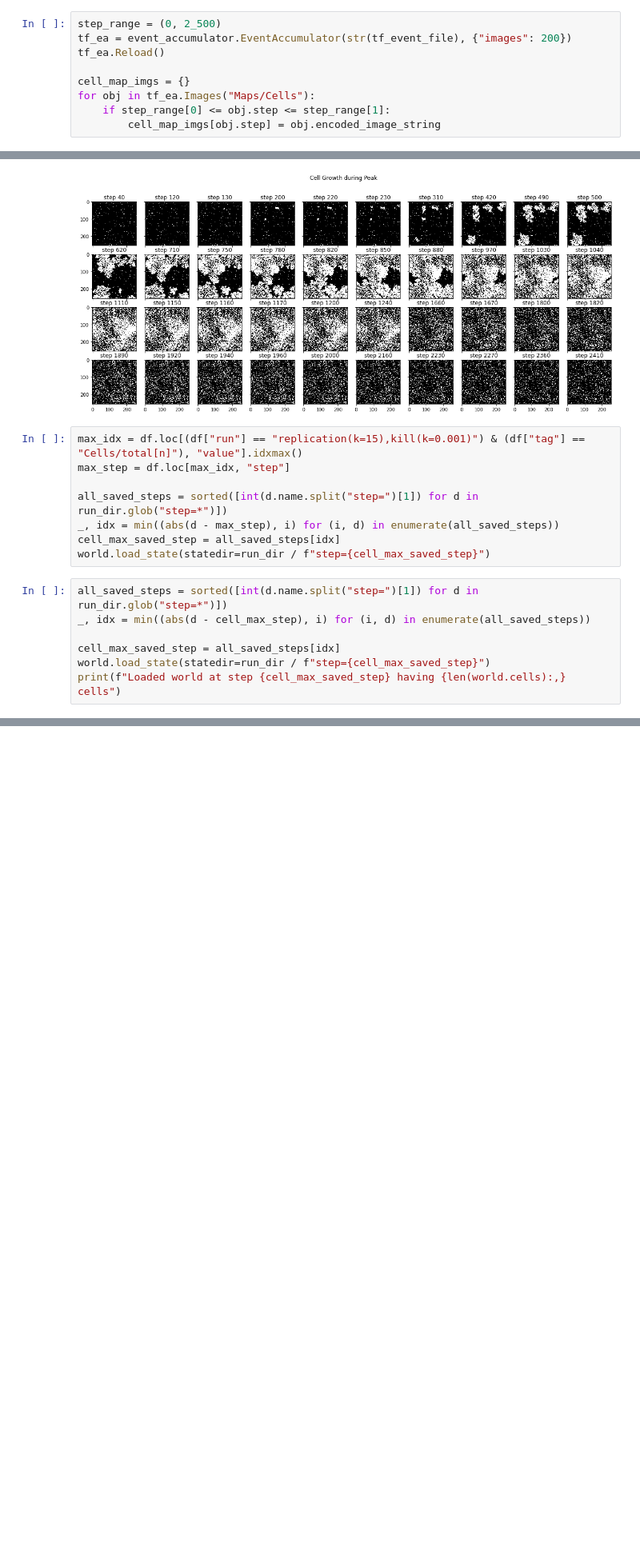
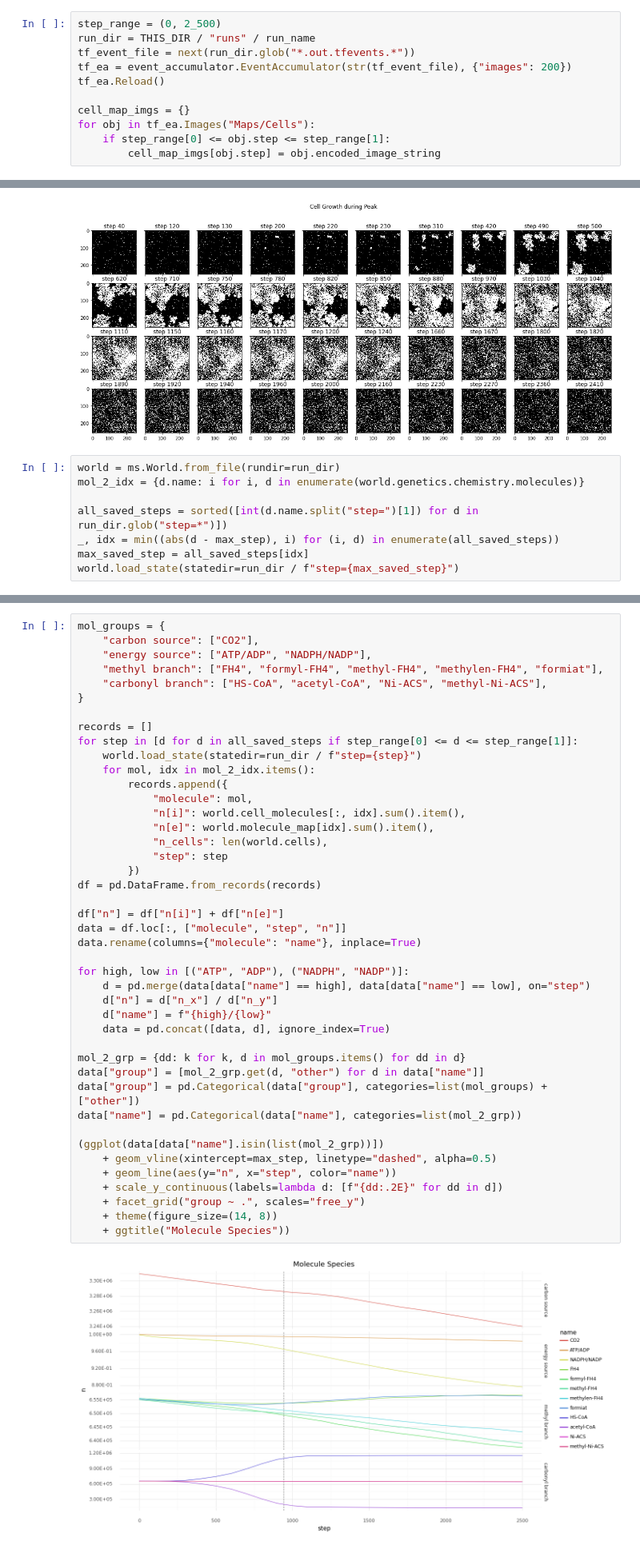
Before and after one commit to mRcSchwering/magic-soup, a Jupyter notebook: experiments/e1_co2_fixing/analyze.ipynb, the cells around one changed output, grey strips where cells are left out. Shown at 80% size. Saved outputs shown, nothing was run; the diff lists cells and outputs as text; blank space fills up the shorter version.

```diff
--- a/experiments/e1_co2_fixing/analyze.ipynb
+++ b/experiments/e1_co2_fixing/analyze.ipynb
@@ -103,5 +103,7 @@ Name: 63779, dtype: object
 # %%
 step_range = (0, 2_500)
+run_dir = THIS_DIR / "runs" / run_name
+tf_event_file = next(run_dir.glob("*.out.tfevents.*"))
 tf_ea = event_accumulator.EventAccumulator(str(tf_event_file), {"images": 200})
 tf_ea.Reload()
 
@@ -127,17 +127,10 @@ plt.show()
 # %% [output]
 [figure]
 # %%
-max_idx = df.loc[(df["run"] == "replication(k=15),kill(k=0.001)") & (df["tag"] == "Cells/total[n]"), "value"].idxmax()
-max_step = df.loc[max_idx, "step"]
+world = ms.World.from_file(rundir=run_dir)
+mol_2_idx = {d.name: i for i, d in enumerate(world.genetics.chemistry.molecules)}
 
 all_saved_steps = sorted([int(d.name.split("step=")[1]) for d in run_dir.glob("step=*")])
 _, idx = min((abs(d - max_step), i) for (i, d) in enumerate(all_saved_steps))
-cell_max_saved_step = all_saved_steps[idx]
-world.load_state(statedir=run_dir / f"step={cell_max_saved_step}")
+max_saved_step = all_saved_steps[idx]
+world.load_state(statedir=run_dir / f"step={max_saved_step}")
-# %%
-all_saved_steps = sorted([int(d.name.split("step=")[1]) for d in run_dir.glob("step=*")])
-_, idx = min((abs(d - cell_max_step), i) for (i, d) in enumerate(all_saved_steps))
-
-cell_max_saved_step = all_saved_steps[idx]
-world.load_state(statedir=run_dir / f"step={cell_max_saved_step}")
-print(f"Loaded world at step {cell_max_saved_step} having {len(world.cells):,} cells")
@@ -206,0 +137,45 @@ df3["label"] = "die[no replication]"
+# %%
+mol_groups = {
+    "carbon source": ["CO2"],
+    "energy source": ["ATP/ADP", "NADPH/NADP"],
+    "methyl branch": ["FH4", "formyl-FH4", "methyl-FH4", "methylen-FH4", "formiat"],
+    "carbonyl branch": ["HS-CoA", "acetyl-CoA", "Ni-ACS", "methyl-Ni-ACS"],
+}
+
+records = []
+for step in [d for d in all_saved_steps if step_range[0] <= d <= step_range[1]]:
+    world.load_state(statedir=run_dir / f"step={step}")
+    for mol, idx in mol_2_idx.items():
+        records.append({
+            "molecule": mol,
+            "n[i]": world.cell_molecules[:, idx].sum().item(),
+            "n[e]": world.molecule_map[idx].sum().item(),
+            "n_cells": len(world.cells),
+            "step": step
+        })
+df = pd.DataFrame.from_records(records)
+
+df["n"] = df["n[i]"] + df["n[e]"]
+data = df.loc[:, ["molecule", "step", "n"]]
+data.rename(columns={"molecule": "name"}, inplace=True)
+
+for high, low in [("ATP", "ADP"), ("NADPH", "NADP")]:
+    d = pd.merge(data[data["name"] == high], data[data["name"] == low], on="step")
+    d["n"] = d["n_x"] / d["n_y"]
+    d["name"] = f"{high}/{low}"
+    data = pd.concat([data, d], ignore_index=True)
+
+mol_2_grp = {dd: k for k, d in mol_groups.items() for dd in d}
+data["group"] = [mol_2_grp.get(d, "other") for d in data["name"]]
+data["group"] = pd.Categorical(data["group"], categories=list(mol_groups) + ["other"])
+data["name"] = pd.Categorical(data["name"], categories=list(mol_2_grp))
+
+(ggplot(data[data["name"].isin(list(mol_2_grp))])
+    + geom_vline(xintercept=max_step, linetype="dashed", alpha=0.5)
+    + geom_line(aes(y="n", x="step", color="name"))
+    + scale_y_continuous(labels=lambda d: [f"{dd:.2E}" for dd in d])
+    + facet_grid("group ~ .", scales="free_y")
+    + theme(figure_size=(14, 8))
+    + ggtitle("Molecule Species"))
+# %% [output]
+[figure, added]
```
Also changed, not shown: parts of 19 cells of this notebook, 2 other files.
